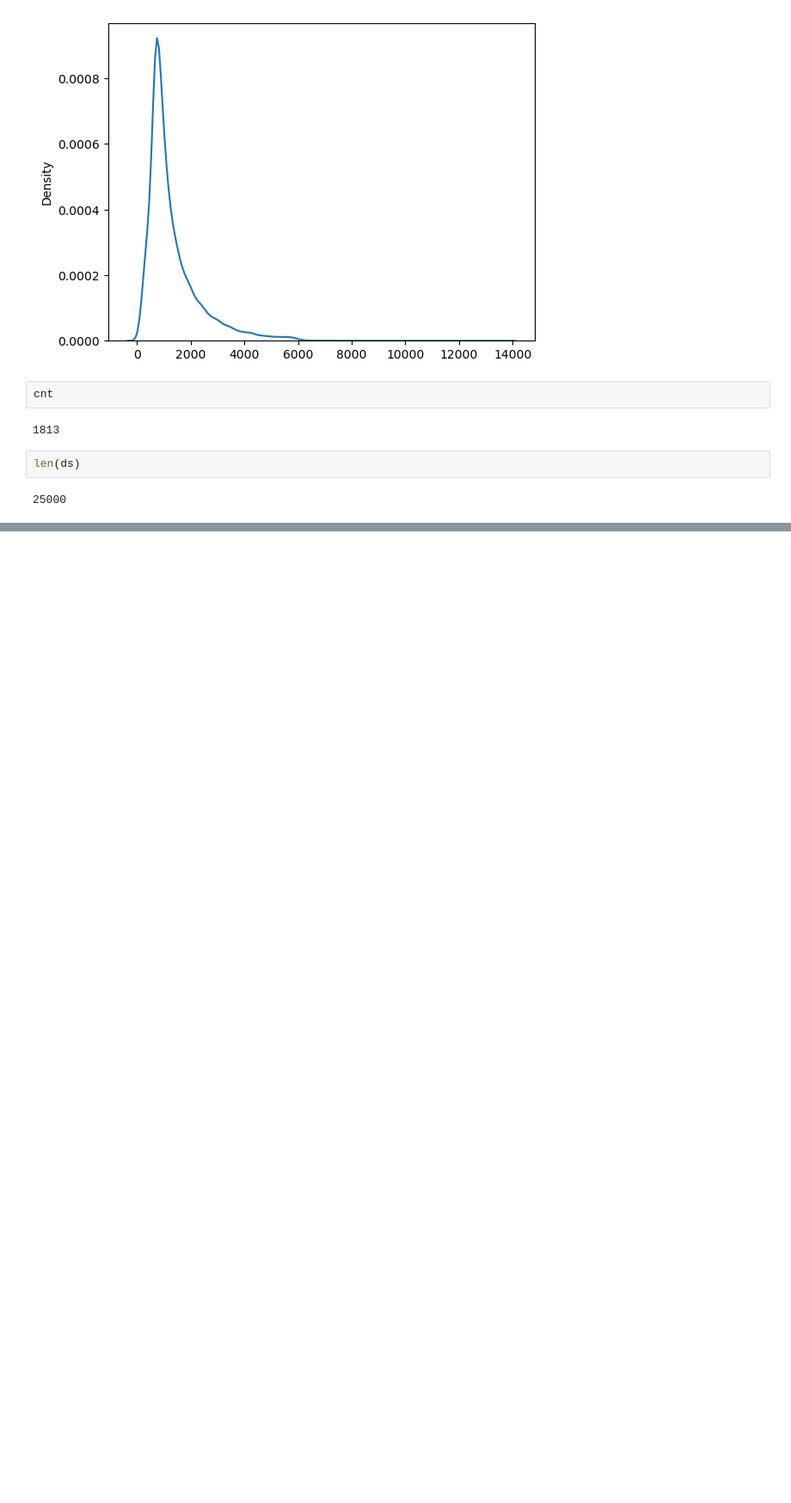
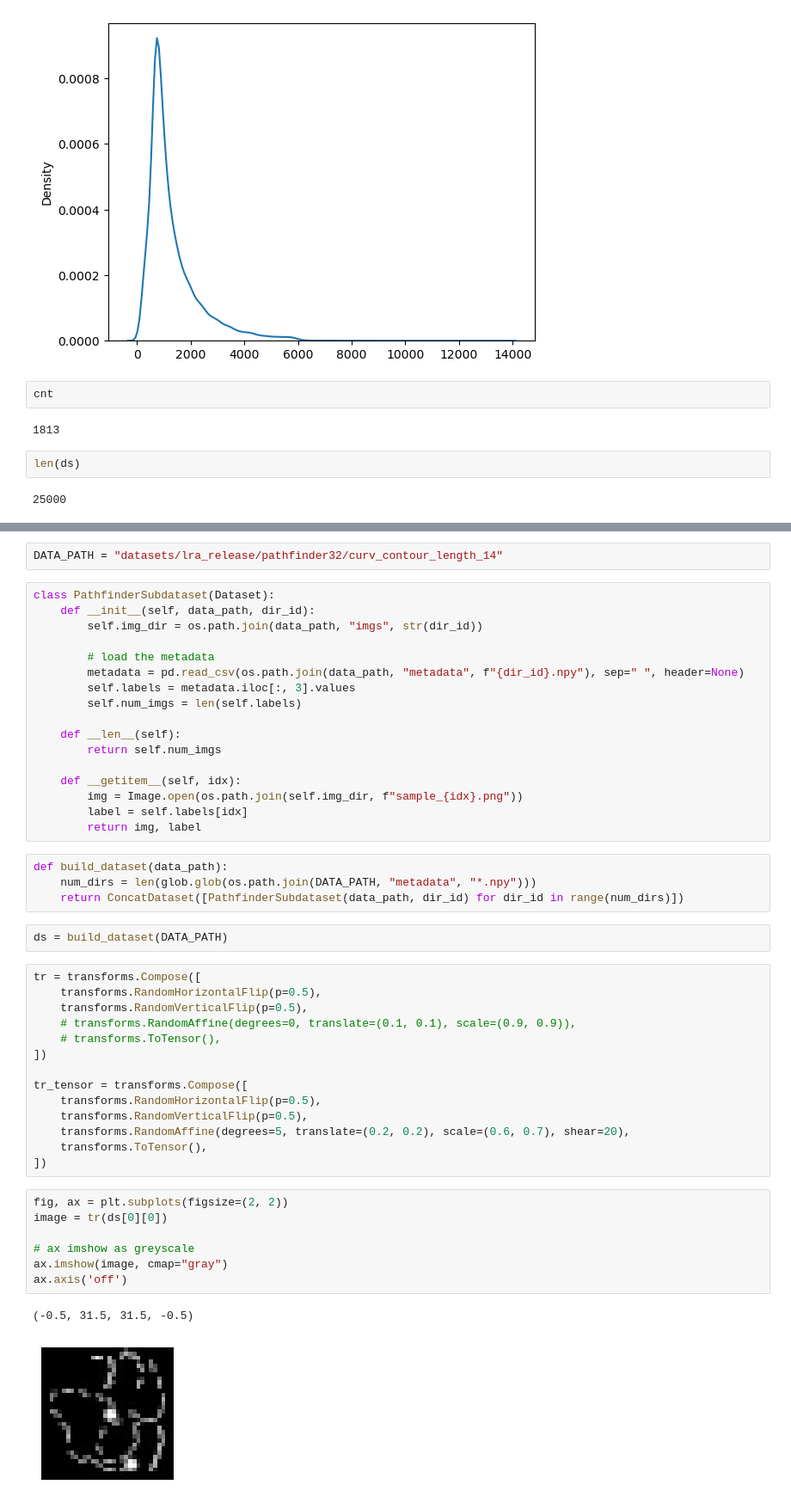
Before and after one commit to pablomiralles22/long-transformers, a Jupyter notebook: notebooks/playground_datasets.ipynb, the cells around one changed output, grey strips where cells are left out. Shown at 86% size. Drawn from its saved outputs; the diff is of its cells as text; blank space fills up the shorter version.

```diff
--- a/notebooks/playground_datasets.ipynb
+++ b/notebooks/playground_datasets.ipynb
@@ -107,0 +394,49 @@ len(ds)
+# %%
+DATA_PATH = "datasets/lra_release/pathfinder32/curv_contour_length_14"
+# %%
+class PathfinderSubdataset(Dataset):
+    def __init__(self, data_path, dir_id):
+        self.img_dir = os.path.join(data_path, "imgs", str(dir_id))
+
+        # load the metadata
+        metadata = pd.read_csv(os.path.join(data_path, "metadata", f"{dir_id}.npy"), sep=" ", header=None)
+        self.labels = metadata.iloc[:, 3].values
+        self.num_imgs = len(self.labels)
+
+    def __len__(self):
+        return self.num_imgs
+
+    def __getitem__(self, idx):
+        img = Image.open(os.path.join(self.img_dir, f"sample_{idx}.png"))
+        label = self.labels[idx]
+        return img, label
+# %%
+def build_dataset(data_path):
+    num_dirs = len(glob.glob(os.path.join(DATA_PATH, "metadata", "*.npy")))
+    return ConcatDataset([PathfinderSubdataset(data_path, dir_id) for dir_id in range(num_dirs)])
+# %%
+ds = build_dataset(DATA_PATH)
+# %%
+tr = transforms.Compose([
+    transforms.RandomHorizontalFlip(p=0.5),
+    transforms.RandomVerticalFlip(p=0.5),
+    # transforms.RandomAffine(degrees=0, translate=(0.1, 0.1), scale=(0.9, 0.9)),
+    # transforms.ToTensor(),
+])
+
+tr_tensor = transforms.Compose([
+    transforms.RandomHorizontalFlip(p=0.5),
+    transforms.RandomVerticalFlip(p=0.5),
+    transforms.RandomAffine(degrees=5, translate=(0.2, 0.2), scale=(0.6, 0.7), shear=20),
+    transforms.ToTensor(),
+])
+# %%
+fig, ax = plt.subplots(figsize=(2, 2))
+image = tr(ds[0][0])
+
+# ax imshow as greyscale
+ax.imshow(image, cmap="gray")
+ax.axis('off')
+# %% [output]
+(-0.5, 31.5, 31.5, -0.5)
+[figure, added]
```
Also changed, not shown: parts of 34 cells of this notebook, 35 other files.
